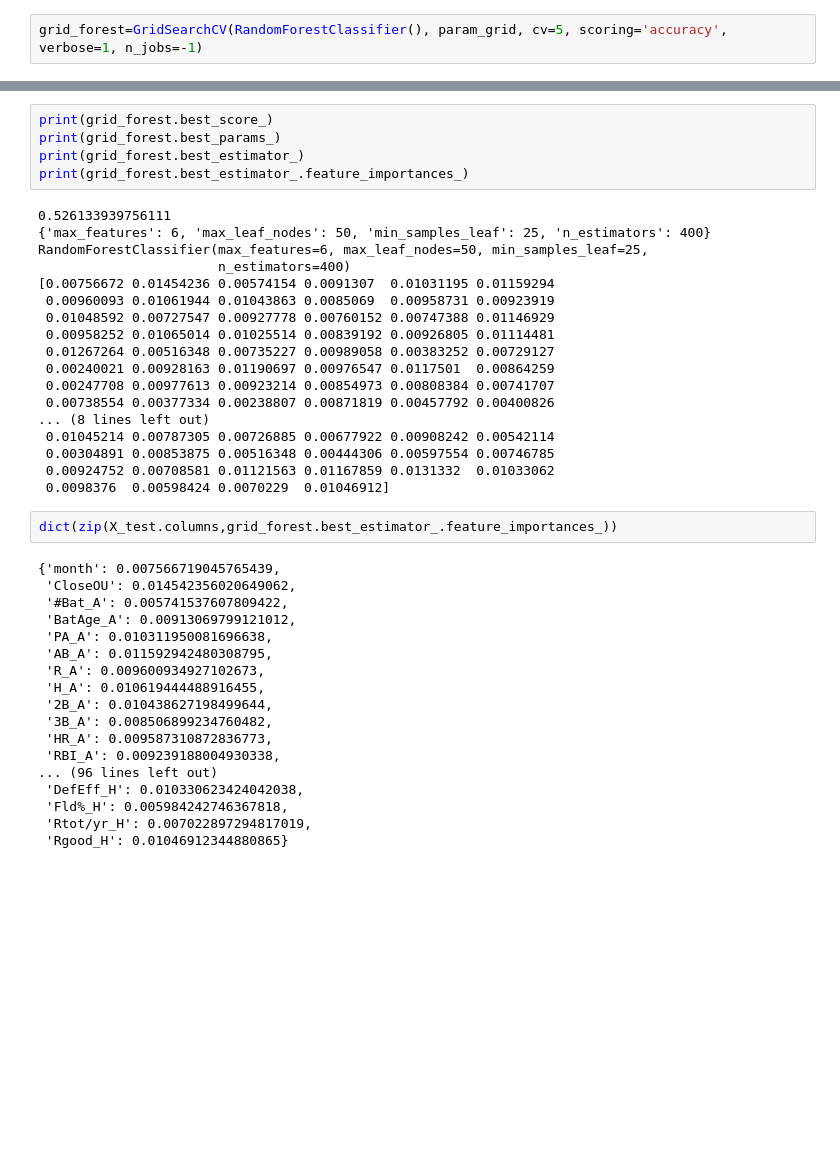
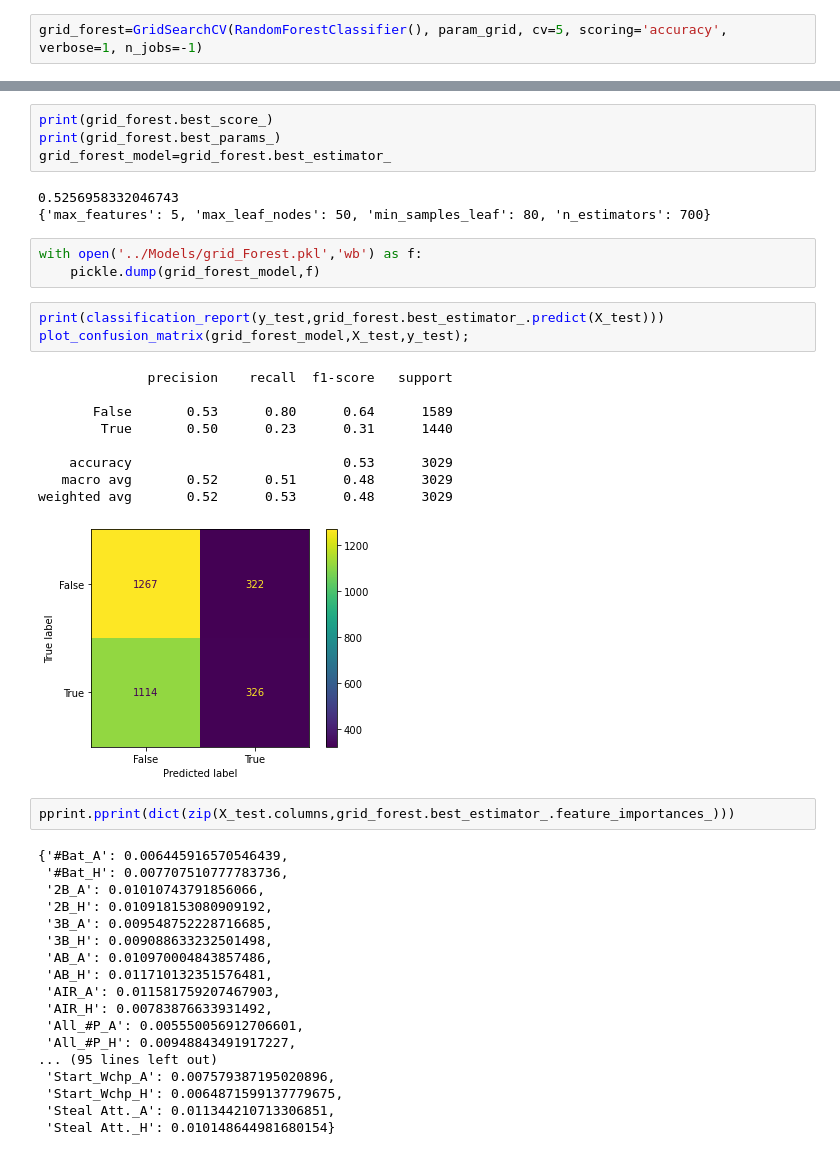
Before and after one commit to gpo2105/MLP_Over-Unders, a Jupyter notebook: Code/Final.ipynb, the cells around one changed output, grey strips where cells are left out. Saved outputs shown, nothing was run; the diff lists cells and outputs as text; blank space fills up the shorter version.

Commit message:
Edit Final Notebook
Ran  and saved result of  grid random forest

```diff
--- a/Code/Final.ipynb
+++ b/Code/Final.ipynb
@@ -1708,43 +1714,43 @@ GridSearchCV(cv=5, estimator=RandomForestClassifier(), n_jobs=-1,
 # %%
 print(grid_forest.best_score_)
 print(grid_forest.best_params_)
-print(grid_forest.best_estimator_)
-print(grid_forest.best_estimator_.feature_importances_)
+grid_forest_model=grid_forest.best_estimator_
 # %% [output]
-0.526133939756111
-{'max_features': 6, 'max_leaf_nodes': 50, 'min_samples_leaf': 25, 'n_estimators': 400}
-RandomForestClassifier(max_features=6, max_leaf_nodes=50, min_samples_leaf=25,
-                       n_estimators=400)
-[0.00756672 0.01454236 0.00574154 0.0091307  0.01031195 0.01159294
- 0.00960093 0.01061944 0.01043863 0.0085069  0.00958731 0.00923919
- 0.01048592 0.00727547 0.00927778 0.00760152 0.00747388 0.01146929
- 0.00958252 0.01065014 0.01025514 0.00839192 0.00926805 0.01114481
- 0.01267264 0.00516348 0.00735227 0.00989058 0.00383252 0.00729127
- 0.00240021 0.00928163 0.01190697 0.00976547 0.0117501  0.00864259
- 0.00247708 0.00977613 0.00923214 0.00854973 0.00808384 0.00741707
- 0.00738554 0.00377334 0.00238807 0.00871819 0.00457792 0.00400826
-... (8 lines left out)
- 0.01045214 0.00787305 0.00726885 0.00677922 0.00908242 0.00542114
- 0.00304891 0.00853875 0.00516348 0.00444306 0.00597554 0.00746785
- 0.00924752 0.00708581 0.01121563 0.01167859 0.0131332  0.01033062
- 0.0098376  0.00598424 0.0070229  0.01046912]
+0.5256958332046743
+{'max_features': 5, 'max_leaf_nodes': 50, 'min_samples_leaf': 80, 'n_estimators': 700}
+# %%
+with open('../Models/grid_Forest.pkl','wb') as f:
+    pickle.dump(grid_forest_model,f)
+# %%
+print(classification_report(y_test,grid_forest.best_estimator_.predict(X_test)))
+plot_confusion_matrix(grid_forest_model,X_test,y_test);
+# %% [output]
+              precision    recall  f1-score   support
+
+       False       0.53      0.80      0.64      1589
+        True       0.50      0.23      0.31      1440
+
+    accuracy                           0.53      3029
+   macro avg       0.52      0.51      0.48      3029
+weighted avg       0.52      0.53      0.48      3029
+[figure, added]
 # %%
-dict(zip(X_test.columns,grid_forest.best_estimator_.feature_importances_))
+pprint.pprint(dict(zip(X_test.columns,grid_forest.best_estimator_.feature_importances_)))
 # %% [output]
-{'month': 0.007566719045765439,
- 'CloseOU': 0.014542356020649062,
- '#Bat_A': 0.005741537607809422,
- 'BatAge_A': 0.00913069799121012,
- 'PA_A': 0.010311950081696638,
- 'AB_A': 0.011592942480308795,
- 'R_A': 0.009600934927102673,
- 'H_A': 0.010619444488916455,
- '2B_A': 0.010438627198499644,
- '3B_A': 0.008506899234760482,
- 'HR_A': 0.009587310872836773,
- 'RBI_A': 0.009239188004930338,
-... (96 lines left out)
- 'DefEff_H': 0.010330623424042038,
- 'Fld%_H': 0.005984242746367818,
- 'Rtot/yr_H': 0.007022897294817019,
- 'Rgood_H': 0.01046912344880865}
+{'#Bat_A': 0.006445916570546439,
+ '#Bat_H': 0.007707510777783736,
+ '2B_A': 0.01010743791856066,
+ '2B_H': 0.010918153080909192,
+ '3B_A': 0.009548752228716685,
+ '3B_H': 0.009088633232501498,
+ 'AB_A': 0.010970004843857486,
+ 'AB_H': 0.011710132351576481,
+ 'AIR_A': 0.011581759207467903,
+ 'AIR_H': 0.00783876633931492,
+ 'All_#P_A': 0.005550056912706601,
+ 'All_#P_H': 0.00948843491917227,
+... (95 lines left out)
+ 'Start_Wchp_A': 0.007579387195020896,
+ 'Start_Wchp_H': 0.0064871599137779675,
+ 'Steal Att._A': 0.011344210713306851,
+ 'Steal Att._H': 0.010148644981680154}
```
Also changed, not shown: parts of 10 cells of this notebook, 1 other file.
